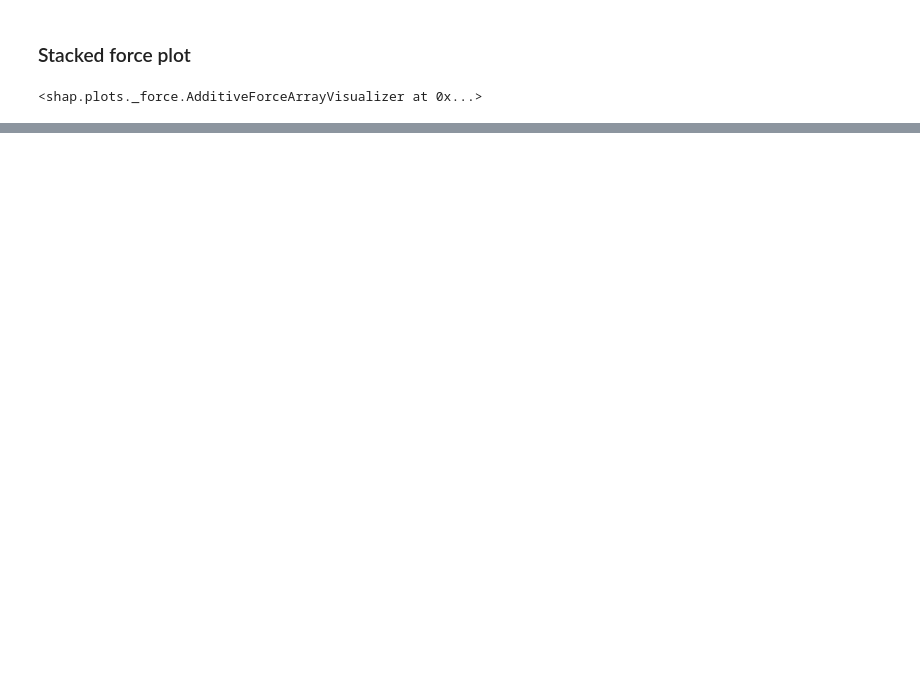
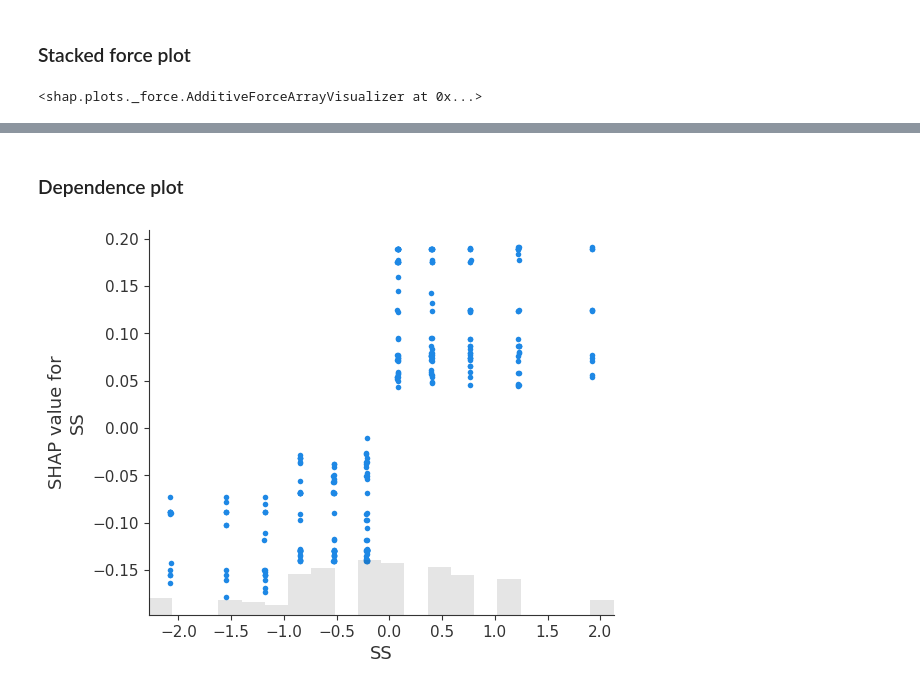
Before and after one commit to salleo0/Project_StatML, a Jupyter notebook: PROJECT_STATML.ipynb, the cells around one changed output, grey strips where cells are left out. Saved outputs shown, nothing was run; the diff lists cells and outputs as text; code cells hidden in the pictures; blank space fills up the shorter version.

```diff
--- a/PROJECT_STATML.ipynb
+++ b/PROJECT_STATML.ipynb
@@ -397,0 +421,6 @@ shap.plots.force(shap_values[0:150,:,1])
+# %% [markdown]
+### Dependence plot
+# %%
+shap.plots.scatter(shap_values[:,"SS", 1])
+# %% [output]
+[figure, added]
```
Also changed, not shown: parts of 9 cells of this notebook.
